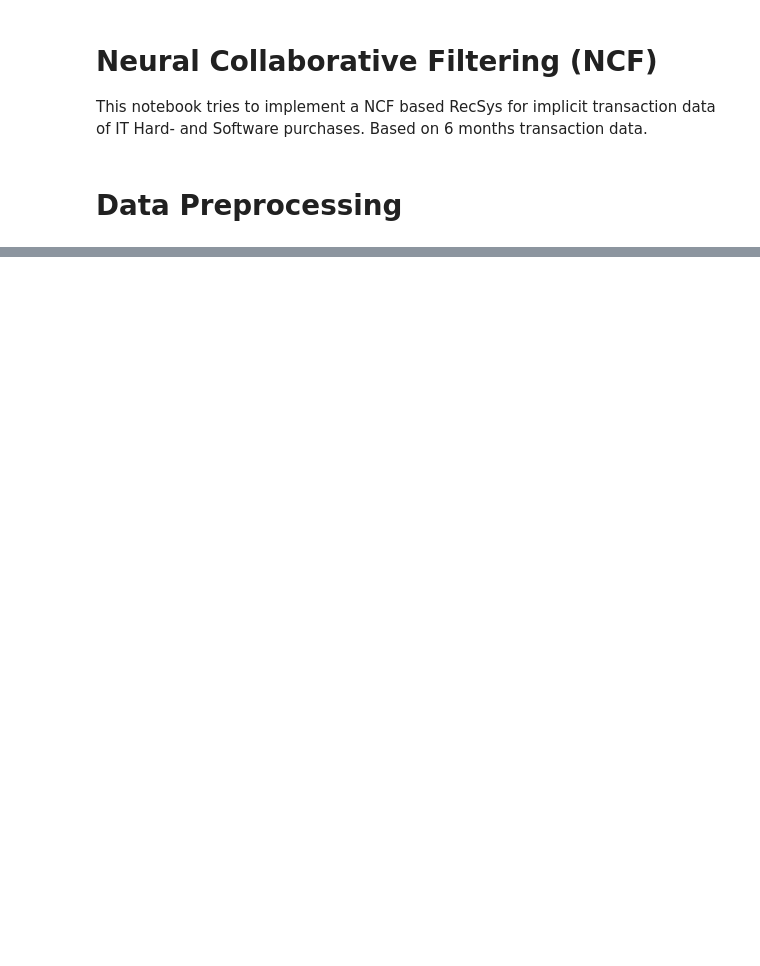
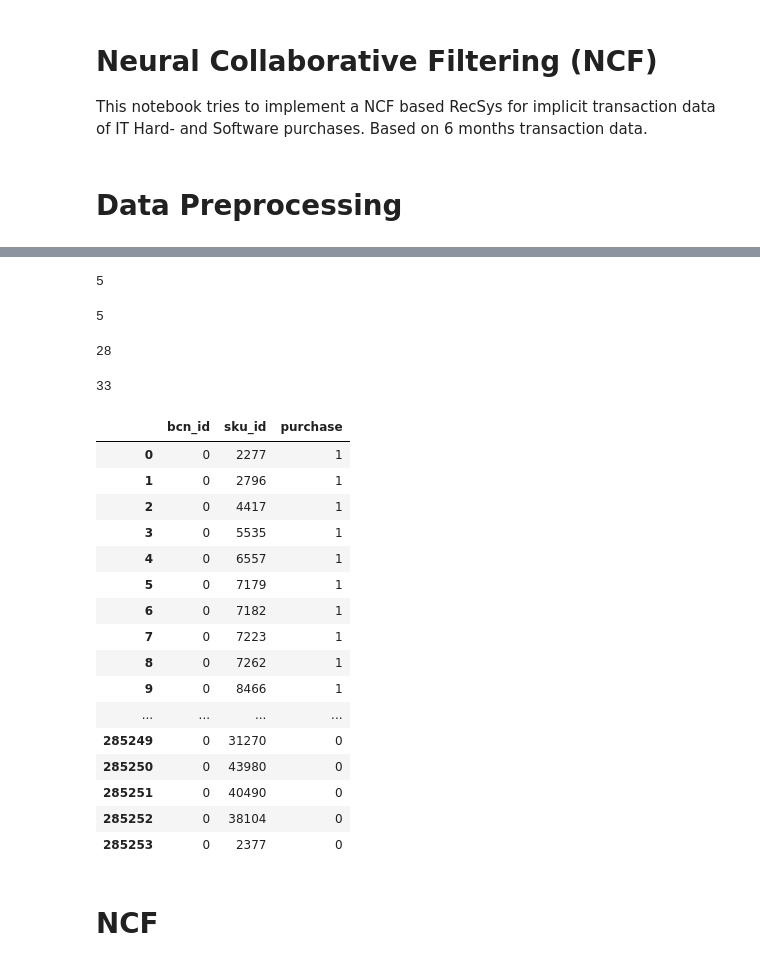
Before and after one commit to vincm1/RecSys_Implicit, a Jupyter notebook: Neural_Collaborative_Filtering_(NCF).ipynb, the cells around one changed output, grey strips where cells are left out. Cells and saved outputs as stored; diff of their text form; code cells hidden in the pictures; blank space fills up the shorter version.

```diff
--- a/Neural_Collaborative_Filtering_(NCF).ipynb
+++ b/Neural_Collaborative_Filtering_(NCF).ipynb
@@ -23,0 +156,38 @@ df = pd.read_csv(df_zip.open('Bericht 1.csv'), delimiter=";")
+# %%
+def negative_sampling(bcn_ids, sku_ids, items, n_neg):
+    """This function creates n_neg negative labels for every positive label
+
+    @param user_ids: list of user ids
+    @param sku_ids: list of sku ids
+    @param items: unique list of sku ids
+    @param n_neg: number of negative labels to sample
+
+    @return df_neg: negative sample dataframe
+
+    """
+
+    neg = []
+    ui_pairs = zip(bcn_ids, sku_ids)
+    records = set(ui_pairs)
+
+    # for every positive label case
+    for (u, i) in records:
+        # generate n_neg negative labels
+        for _ in range(n_neg):
+            j = np.random.choice(items)
+            # resample if the movie already exists for that user
+            while (u, j) in records:
+                j = np.random.choice(items)
+            neg.append([u, j, 0])
+
+    # convert to pandas dataframe for concatenation later
+    df_neg = pd.DataFrame(neg, columns=['bcn_id', 'sku_id', 'purchase'])
+
+    return df_neg
+# %%
+neg_train = negative_sampling(
+    bcn_ids=df_train.bcn_id.unique(),
+    sku_ids=df_train.sku_id.unique(),
+    items=grouped_df_binary.sku_id.unique(),
+    n_neg=5
+)
@@ -23,0 +214,42 @@ df = pd.read_csv(df_zip.open('Bericht 1.csv'), delimiter=";")
+# %%
+len(neg_train[neg_train["bcn_id"] == 0])
+# %% [output]
+5
+# %%
+# create final training and testing sets
+#df_train = df_train[['bcn_id', 'sku_id']].assign(purchase=1)
+df_train = pd.concat([df_train, neg_train], ignore_index=True)
+# %%
+len(df_train[(df_train["bcn_id"] == 0) & (df_train["purchase"] == 0)])
+# %% [output]
+5
+# %%
+len(df_train[(df_train["purchase"] == 1) & (df_train["bcn_id"] == 1)])
+# %% [output]
+28
+# %%
+len(df_train[df_train["bcn_id"] == 1])
+# %% [output]
+33
+# %%
+df_train[df_train.bcn_id == 0]
+# %% [output]
+|  | bcn_id | sku_id | purchase |
+| 0 | 0 | 2277 | 1 |
+| 1 | 0 | 2796 | 1 |
+| 2 | 0 | 4417 | 1 |
+| 3 | 0 | 5535 | 1 |
+| 4 | 0 | 6557 | 1 |
+| 5 | 0 | 7179 | 1 |
+| 6 | 0 | 7182 | 1 |
+| 7 | 0 | 7223 | 1 |
+| 8 | 0 | 7262 | 1 |
+| 9 | 0 | 8466 | 1 |
+| ... | ... | ... | ... |
+| 285249 | 0 | 31270 | 0 |
+| 285250 | 0 | 43980 | 0 |
+| 285251 | 0 | 40490 | 0 |
+| 285252 | 0 | 38104 | 0 |
+| 285253 | 0 | 2377 | 0 |
+# %% [markdown]
+# NCF
```
Also changed, not shown: parts of 28 cells of this notebook.
